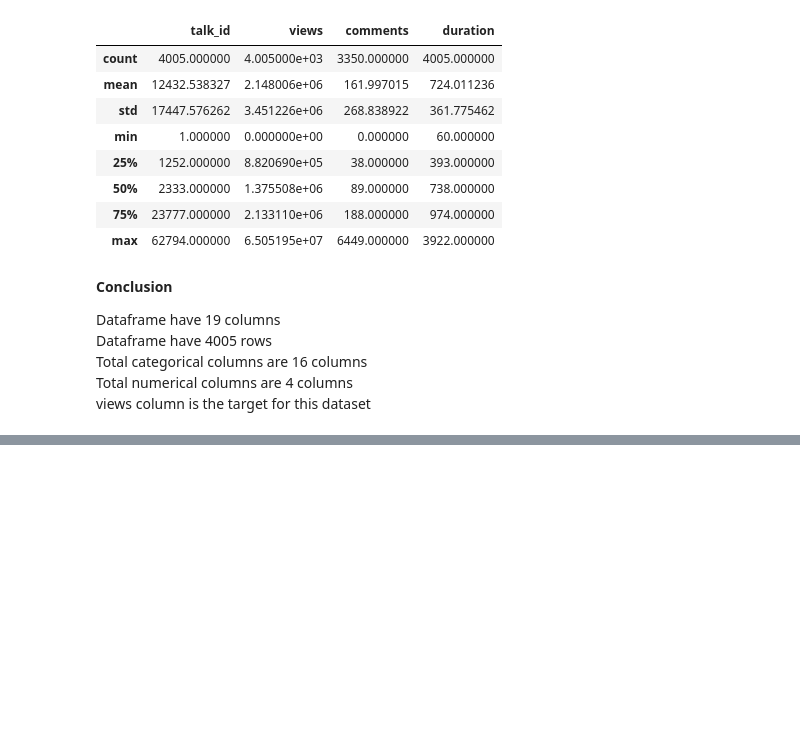
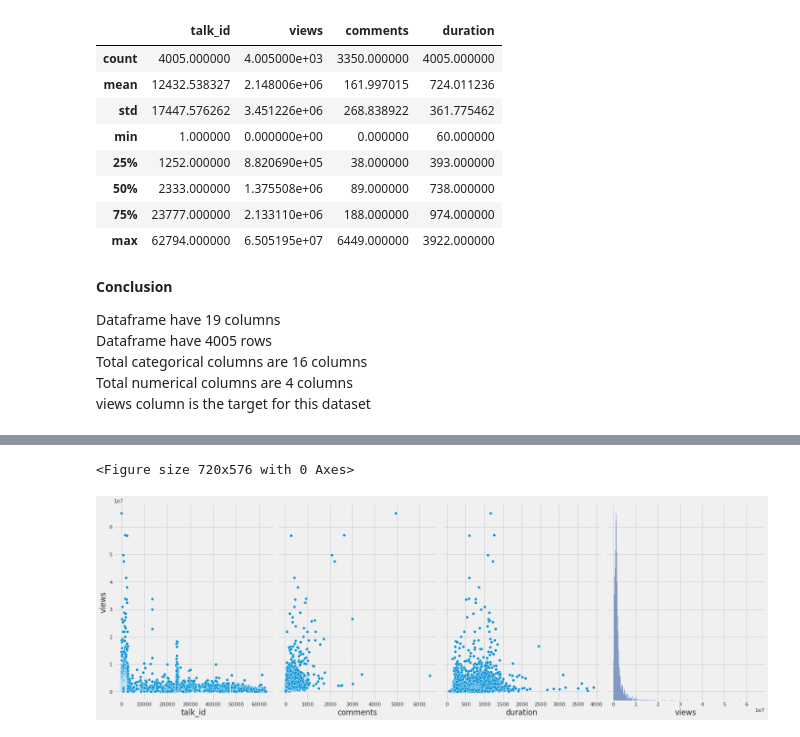
Before and after one commit to Shashankshekharpandey/Ted-Talk-Views-Prediction, a Jupyter notebook: Ted_talks_view_prediction.ipynb, the cells around one changed output, grey strips where cells are left out. Saved outputs shown, nothing was run; the diff lists cells and outputs as text; code cells hidden in the pictures; blank space fills up the shorter version.

```diff
--- a/Ted_talks_view_prediction.ipynb
+++ b/Ted_talks_view_prediction.ipynb
@@ -86,0 +162,8 @@ views column is the target for this dataset
+# %%
+#create a pairplot graph from each numeric data
+plt.figure(figsize=(10,8))
+sns.pairplot(data=data,x_vars=['talk_id','comments','duration','views'],y_vars=['views'], height =7,aspect=0.75);
+fig.tight_layout();
+# %% [output]
+<Figure size 720x576 with 0 Axes>
+[figure, added]
```
Also changed, not shown: parts of 9 cells of this notebook.
